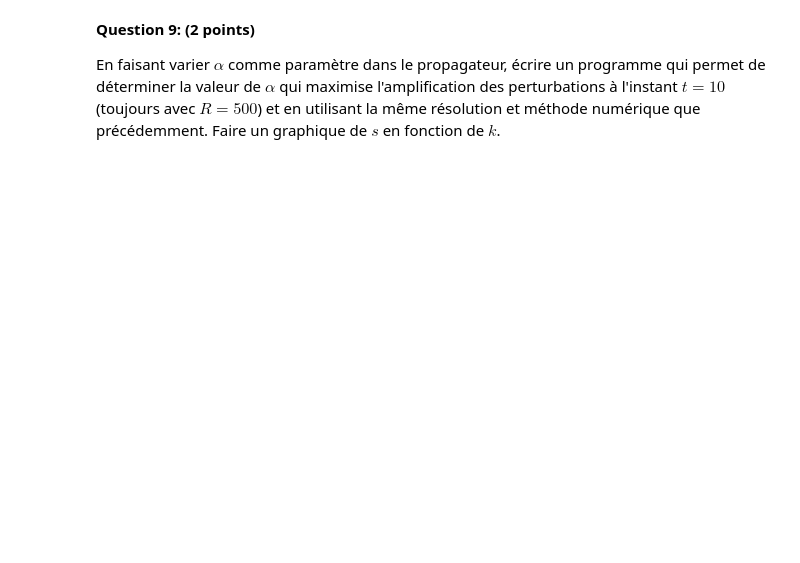
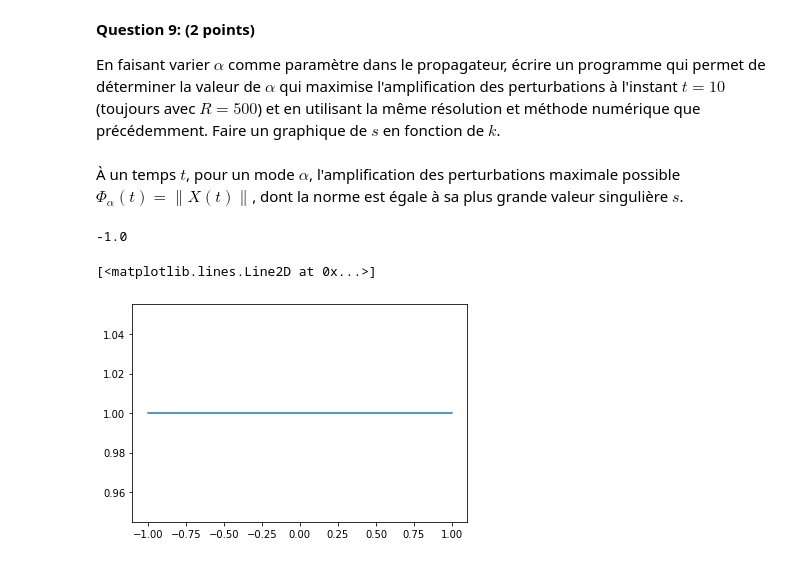
Before and after one commit to MWeytens/Orr-Sommerfeld, a Jupyter notebook: Orr-Sommerfeld.ipynb, the cells around one changed output. Drawn from its saved outputs; the diff is of its cells as text; code cells hidden in the pictures; blank space fills up the shorter version.

```diff
--- a/Orr-Sommerfeld.ipynb
+++ b/Orr-Sommerfeld.ipynb
@@ -624,3 +610,51 @@ NameError: name 'plot' is not defined
 **Question 9: (2 points)**
 
 En faisant varier $\alpha$ comme paramètre dans le propagateur, écrire un programme qui permet de déterminer la valeur de $\alpha$ qui maximise l'amplification des perturbations à l'instant $t=10$ (toujours avec $R=500$) et en utilisant la même résolution et méthode numérique que précédemment. Faire un graphique de $s$ en fonction de $k$.
+# %% [markdown]
+À un temps $t$, pour un mode $\alpha$, l'amplification des perturbations maximale possible $\Phi_\alpha(t)= \lVert X(t) \rVert$, dont la norme est égale à sa plus grande valeur singulière $s$.
+# %%
+def get_max_amp(alpha, y, L, t=10.0, dt=.01):
+    """ Donne l'amplification des perturbations au temps t, pour un propagateur de paramètre alpha qu'on
+            calcule à partir de l'algorithme RK4 avec conditions aux bords vues plus haut.
+
+        Parametres:
+        -----------
+        alpha : float
+            Mode de la pertubation considérée (monochromatique).
+        y : ndarray
+            Vecteur des valeurs de hauteur où on considère les équations.
+        L : ndarray
+            Matrice, correspondant à l'opérateur linéaire L. Si les y sont de taille N_y, L doit être une
+            matrice carrée (N_y-4)x(N_y-4)
+        t : float
+            Temps apres lequel on regarde l'amplification des perturbations.
+        dt : float
+            Pas de temps pour faire évoluer le propagateur depuis t=0 de façon discrète.
+
+        Outputs:
+        --------
+        float :
+            Plus grande valeur singulière du propagateur au temps t, égale à l'amplification maximale possible
+    """
+    N_y = len(y)
+    X_0 = numpy.identity(N, dtype=complex)
+    N_t = int(t/dt)
+    X_t = RK4_matriciel(N_t, L, X_0, dt, y)
+    return get_maxsv_maxpert(X_t)[0]
+# %%
+alphas = numpy.linspace(-1,1,num=11)
+best_alpha, amp_max = None, 0
+
+ss = []
+for alpha in alphas:
+    current = get_max_amp(alpha,y,L_v(N-4,y[2:N-2], dy, 500, alpha))
+    ss.append(current)
+    if current > amp_max:
+        best_alpha = alpha
+        amp_max = current
+print(best_alpha)
+pyplot.plot(alphas,ss)
+# %% [output]
+-1.0
+[<matplotlib.lines.Line2D at 0x...>]
+[figure, added]
```
Also changed, not shown: parts of 12 cells of this notebook.
